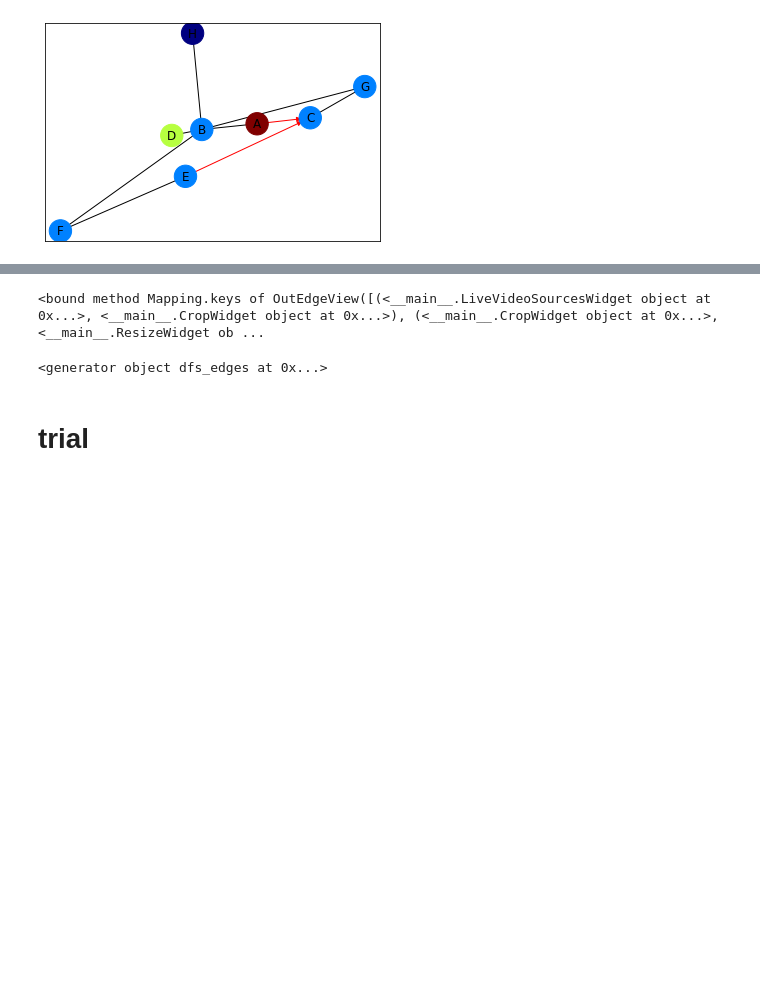
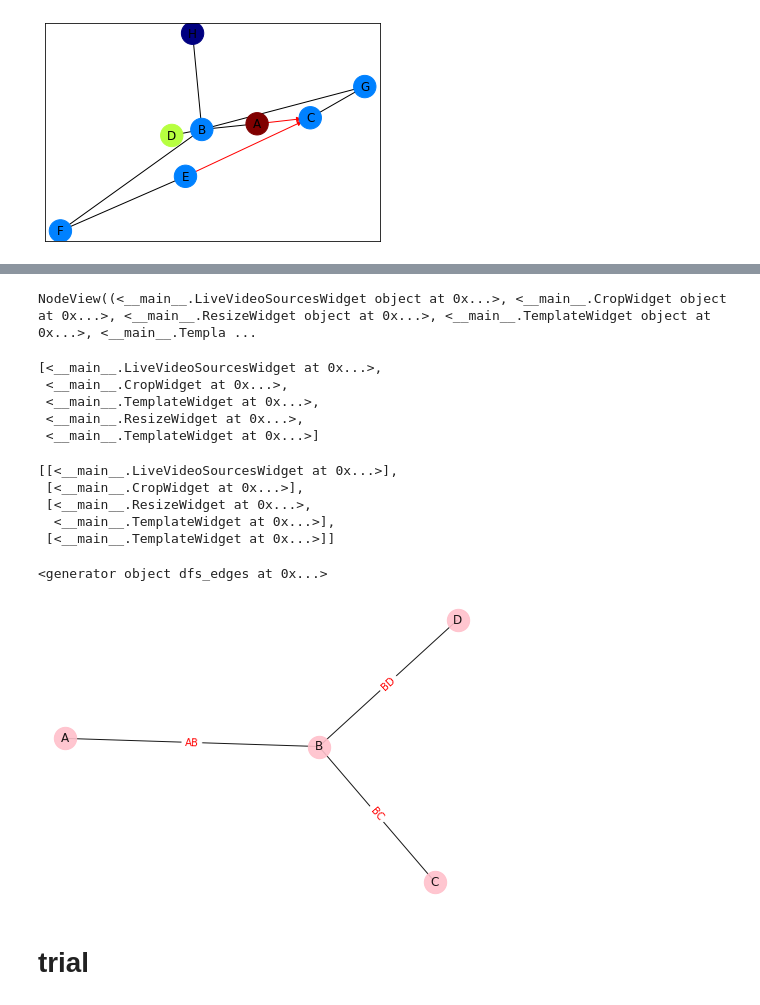
Before and after one commit to scray/scray, a Jupyter notebook: projects/edge/coral/actions/video_actions.ipynb, the cells around one changed output, grey strips where cells are left out. Saved outputs shown, nothing was run; the diff lists cells and outputs as text; code cells hidden in the pictures; blank space fills up the shorter version.

```diff
--- a/projects/edge/coral/actions/video_actions.ipynb
+++ b/projects/edge/coral/actions/video_actions.ipynb
@@ -2446,9 +2506,38 @@ plt.show()
+# %%
+nx.spring_layout(G)
+G.nodes
+# %% [output]
+NodeView((<__main__.LiveVideoSourcesWidget object at 0x...>, <__main__.CropWidget object at 0x...>, <__main__.ResizeWidget object at 0x...>, <__main__.TemplateWidget object at 0x...>, <__main__.Templa ...
 # %%
 #_tmp4.actions
 #_tab._widgets
 G.edges.keys
+list(nx.topological_sort(G))
 # %% [output]
-<bound method Mapping.keys of OutEdgeView([(<__main__.LiveVideoSourcesWidget object at 0x...>, <__main__.CropWidget object at 0x...>), (<__main__.CropWidget object at 0x...>, <__main__.ResizeWidget ob ...
+[<__main__.LiveVideoSourcesWidget at 0x...>,
+ <__main__.CropWidget at 0x...>,
+ <__main__.TemplateWidget at 0x...>,
+ <__main__.ResizeWidget at 0x...>,
+ <__main__.TemplateWidget at 0x...>]
+# %%
+def topological_sort_grouping(g):
+    # copy the graph
+    _g = g.copy()
+    res = []
+    # while _g is not empty
+    while _g:
+        zero_indegree = [v for v, d in _g.in_degree() if d == 0]
+        res.append(zero_indegree)
+        _g.remove_nodes_from(zero_indegree)
+    return res
+
+topological_sort_grouping(G)
+# %% [output]
+[[<__main__.LiveVideoSourcesWidget at 0x...>],
+ [<__main__.CropWidget at 0x...>],
+ [<__main__.ResizeWidget at 0x...>,
+  <__main__.TemplateWidget at 0x...>],
+ [<__main__.TemplateWidget at 0x...>]]
 # %%
 def dfs_edges(G,source=None):
     """Produce edges in a depth-first-search starting at source."""
@@ -2480,6 +2569,23 @@ def dfs_edges(G,source=None):
 dfs_edges(G)
 # %% [output]
 <generator object dfs_edges at 0x...>
+# %%
+import matplotlib.pyplot as plt
+import networkx as nx
+edges = [['A','B'],['B','C'],['B','D']]
+G = nx.Graph()
+G.add_edges_from(edges)
+pos = nx.spring_layout(G)
+plt.figure()
+nx.draw(G,pos,edge_color='black',width=1,linewidths=1,\
+node_size=500,node_color='pink',alpha=0.9,\
+labels={node:node for node in G.nodes()})
+nx.draw_networkx_edge_labels(G,pos,edge_labels={('A','B'):'AB',\
+('B','C'):'BC',('B','D'):'BD'},font_color='red')
+plt.axis('off')
+plt.show()
+# %% [output]
+[figure, added]
 # %% [markdown]
 # trial
 # %%
```
Also changed, not shown: parts of 5 cells of this notebook.
